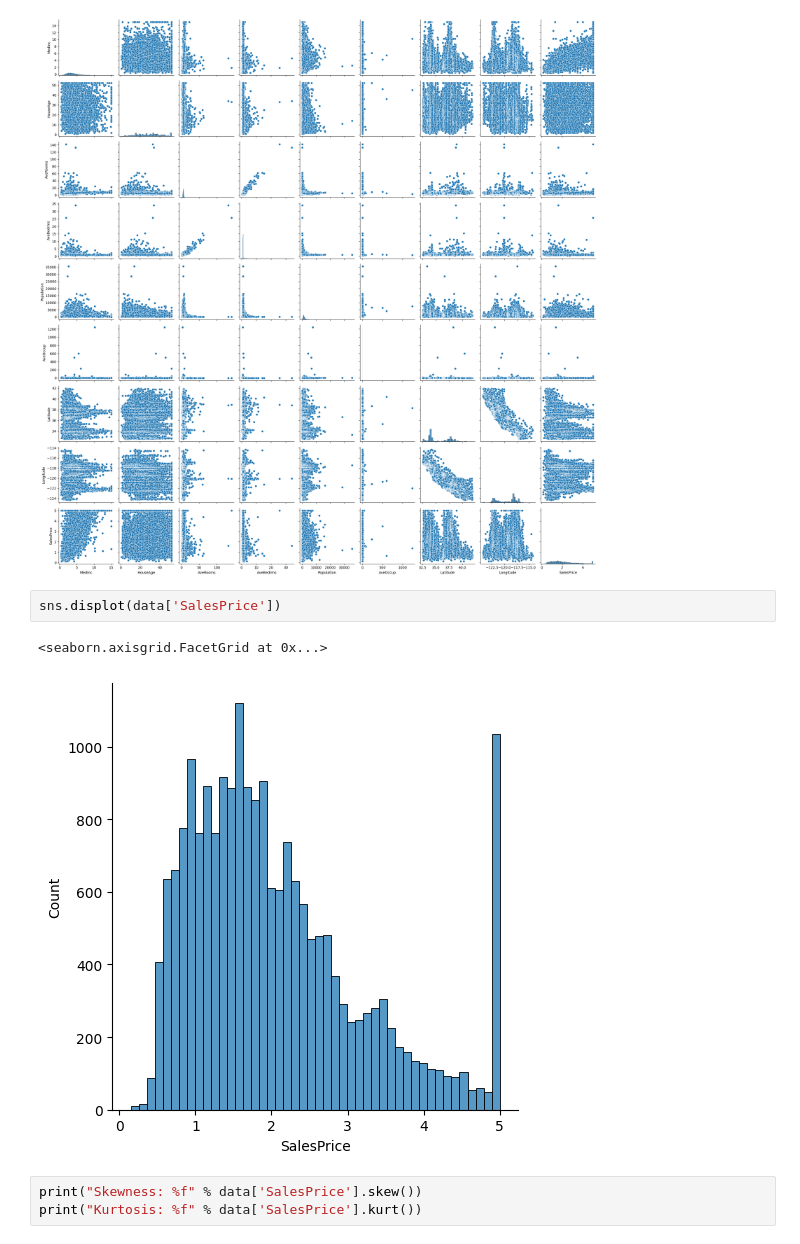
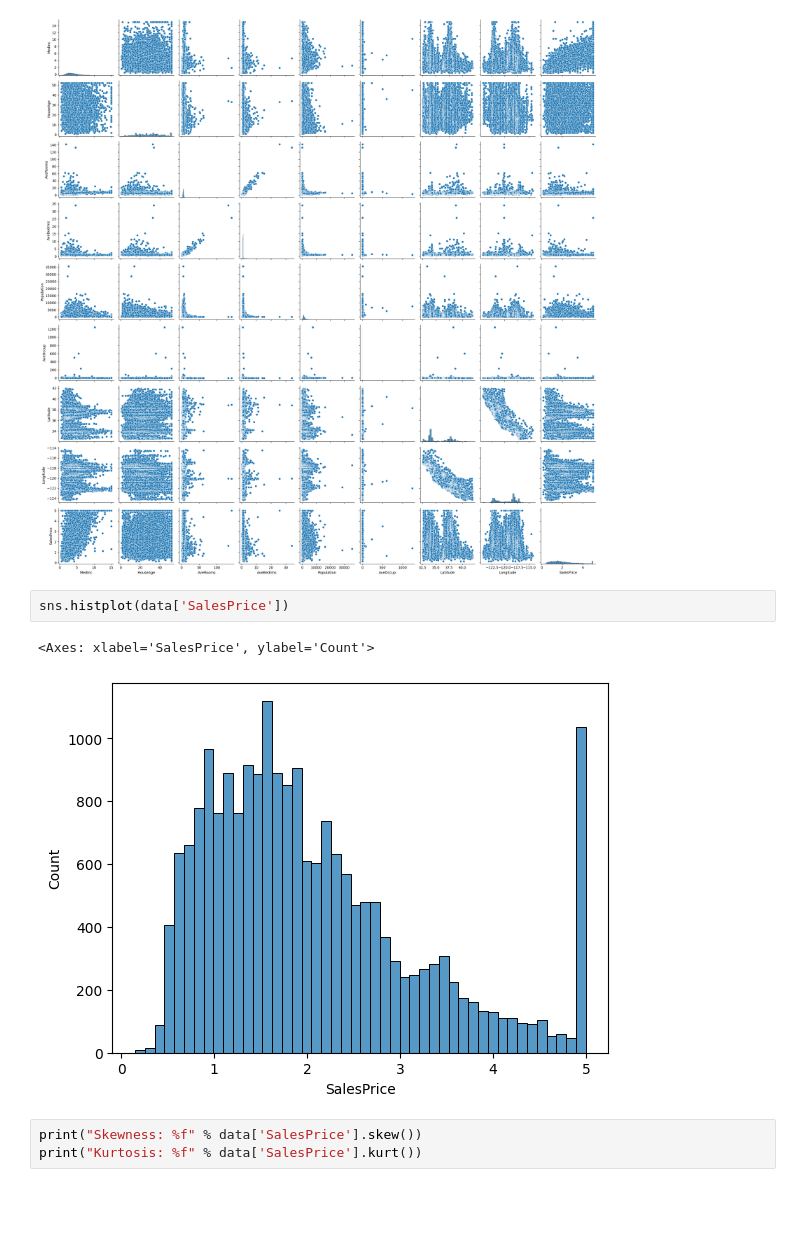
Before and after one commit to Huzaifa-gul/Ml-Projects, a Jupyter notebook: linearRegHousePricePredictor.ipynb, the cells around one changed output. Drawn from its saved outputs; the diff is of its cells as text; blank space fills up the shorter version.

```diff
--- a/linearRegHousePricePredictor.ipynb
+++ b/linearRegHousePricePredictor.ipynb
@@ -106,10 +106,10 @@ plt.tight_layout()
 # %% [output]
 [figure]
 # %%
-sns.displot(data['SalesPrice'])
+sns.histplot(data['SalesPrice'])
 # %% [output]
-<seaborn.axisgrid.FacetGrid at 0x...>
+<Axes: xlabel='SalesPrice', ylabel='Count'>
-[figure, old version]
+[figure, new version]
 # %%
 print("Skewness: %f" % data['SalesPrice'].skew())
 print("Kurtosis: %f" % data['SalesPrice'].kurt())
```
